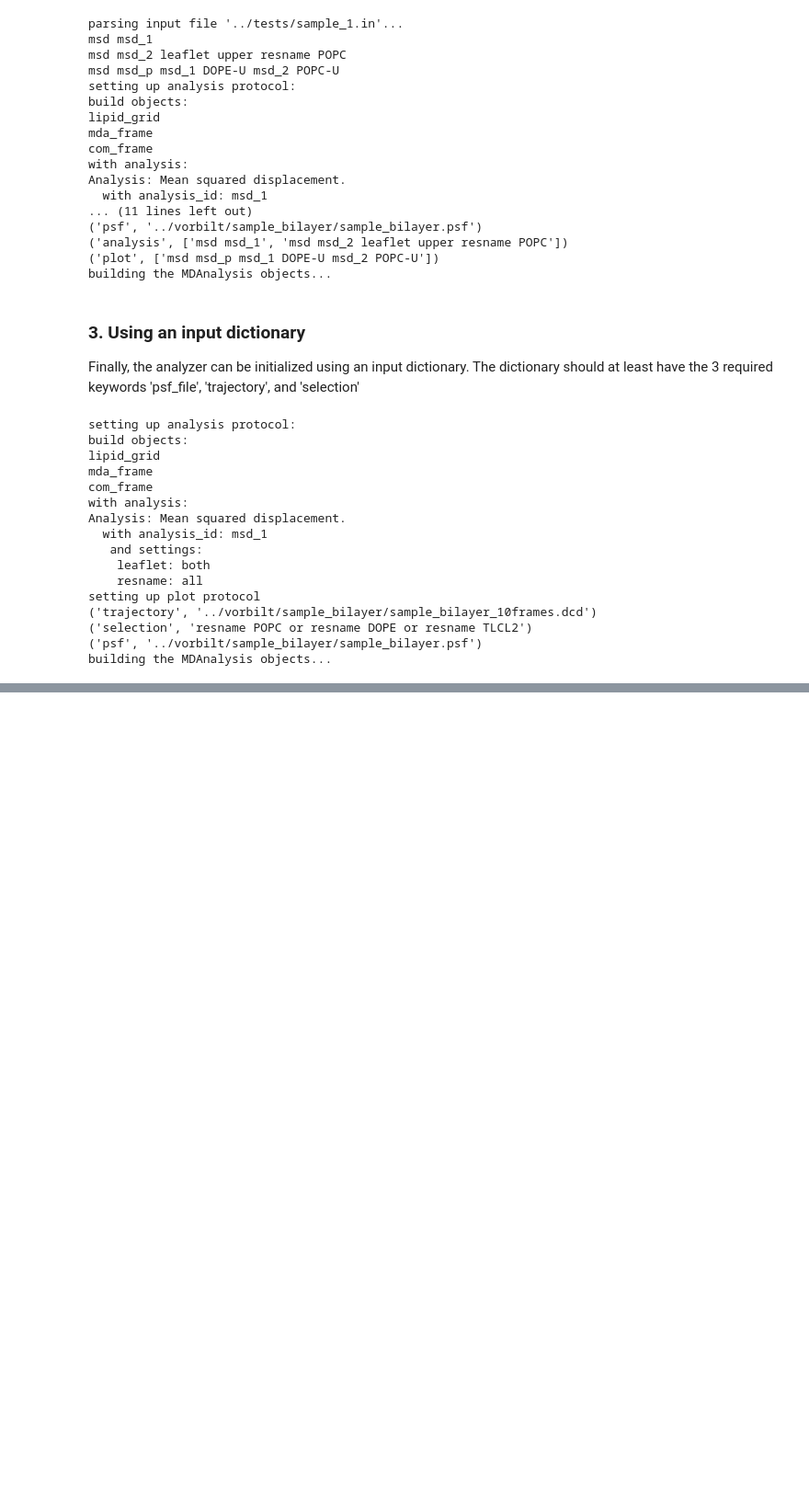
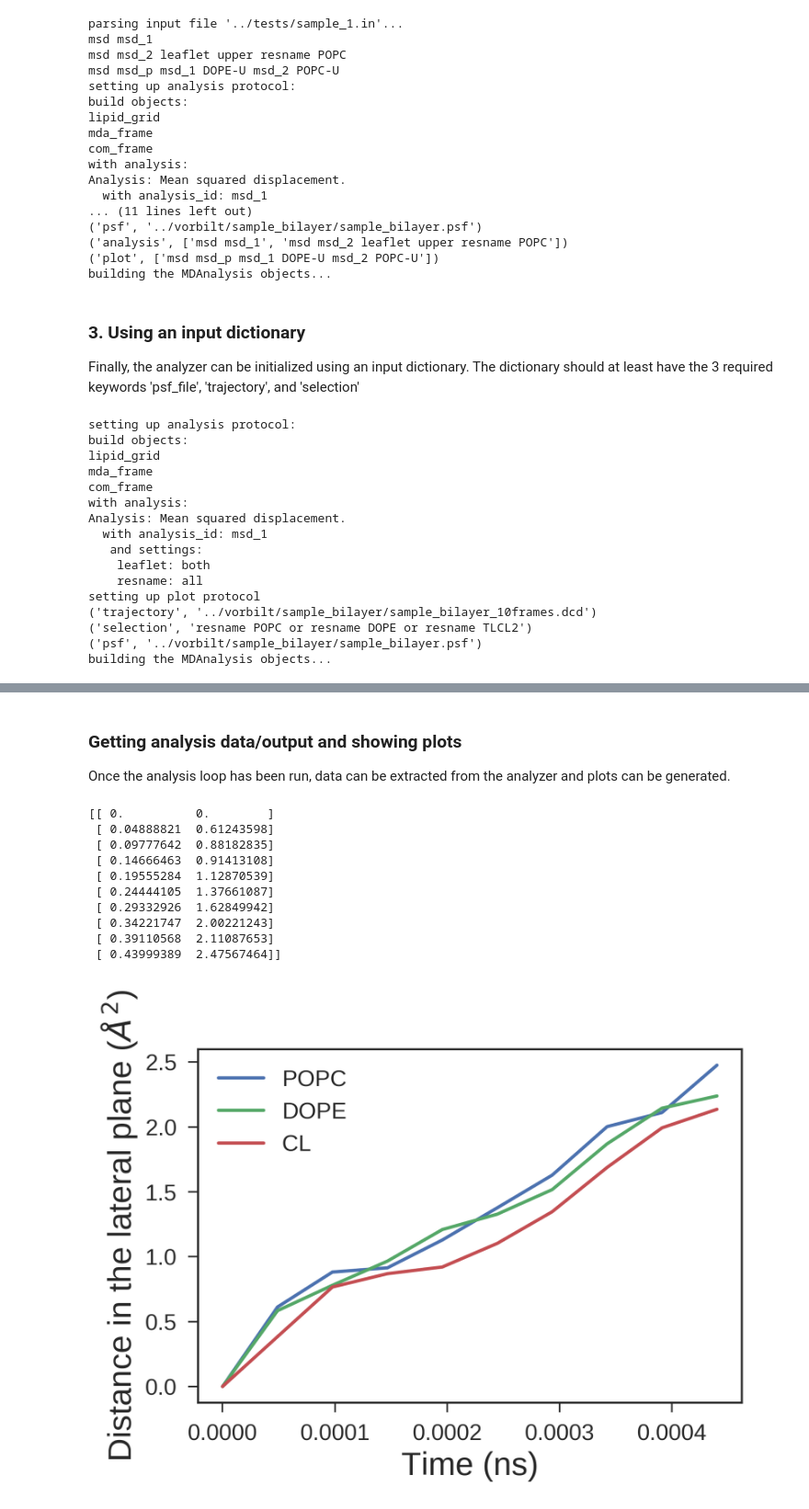
Before and after one commit to LoLab-MSM/PyBILT, a Jupyter notebook: jupyter_notebooks/bilayer_analyzer.ipynb, the cells around one changed output, grey strips where cells are left out. Shown at 92% size. Drawn from its saved outputs; the diff is of its cells as text; code cells hidden in the pictures; blank space fills up the shorter version.

Commit message:
added more to bilayer analyzer notebook

```diff
--- a/jupyter_notebooks/bilayer_analyzer.ipynb
+++ b/jupyter_notebooks/bilayer_analyzer.ipynb
@@ -185,0 +243,5 @@ building the MDAnalysis objects...
+# %%
+#add the new analysis -- using an input string
+ba.add_analysis('msd msd_3 resname TLCL2')
+#now reprint the analysis protocols
+ba.print_analysis_protocol()
@@ -185,0 +271,7 @@ building the MDAnalysis objects...
+# %%
+# add bilayer thickness analysis using a list -- bilayer_thickness
+#  has no settings so we just pass an empty dictionary as the third element
+ba.add_analysis(['bilayer_thickness', 'bt', {}])
+# add area compressibility modulus computation using a dictionary
+ba.add_analysis({'analysis_key': 'acm', 'analysis_id': 'acomp',
+                 'analysis_settings':{'temperature':310.0}})
@@ -185,0 +332,7 @@ building the MDAnalysis objects...
+# %%
+# add an MSD plot
+ba.add_plot('msd msd_all msd_1 POPC msd_2 DOPE msd_3 CL')
+#add a bilayer thickness plot
+ba.add_plot('bilayer_thickness bt_p bt NONE')
+# print the plot protocols
+ba.print_plot_protocol()
@@ -185,0 +363,2 @@ building the MDAnalysis objects...
+# %%
+ba.run_analysis()
@@ -185,0 +407,23 @@ building the MDAnalysis objects...
+# %% [markdown]
+### Getting analysis data/output and showing plots
+
+Once the analysis loop has been run, data can be extracted from the analyzer and plots can be generated.
+# %%
+#get the data for msd_1
+print(ba.get_analysis_data('msd_1'))
+#notebook magic
+%matplotlib inline
+# show the msd_all plot
+ba.show_plot('msd_all')
+# %% [output]
+[[ 0.          0.        ]
+ [ 0.04888821  0.61243598]
+ [ 0.09777642  0.88182835]
+ [ 0.14666463  0.91413108]
+ [ 0.19555284  1.12870539]
+ [ 0.24444105  1.37661087]
+ [ 0.29332926  1.62849942]
+ [ 0.34221747  2.00221243]
+ [ 0.39110568  2.11087653]
+ [ 0.43999389  2.47567464]]
+[figure, added]
```
Also changed, not shown: parts of 22 cells of this notebook.
